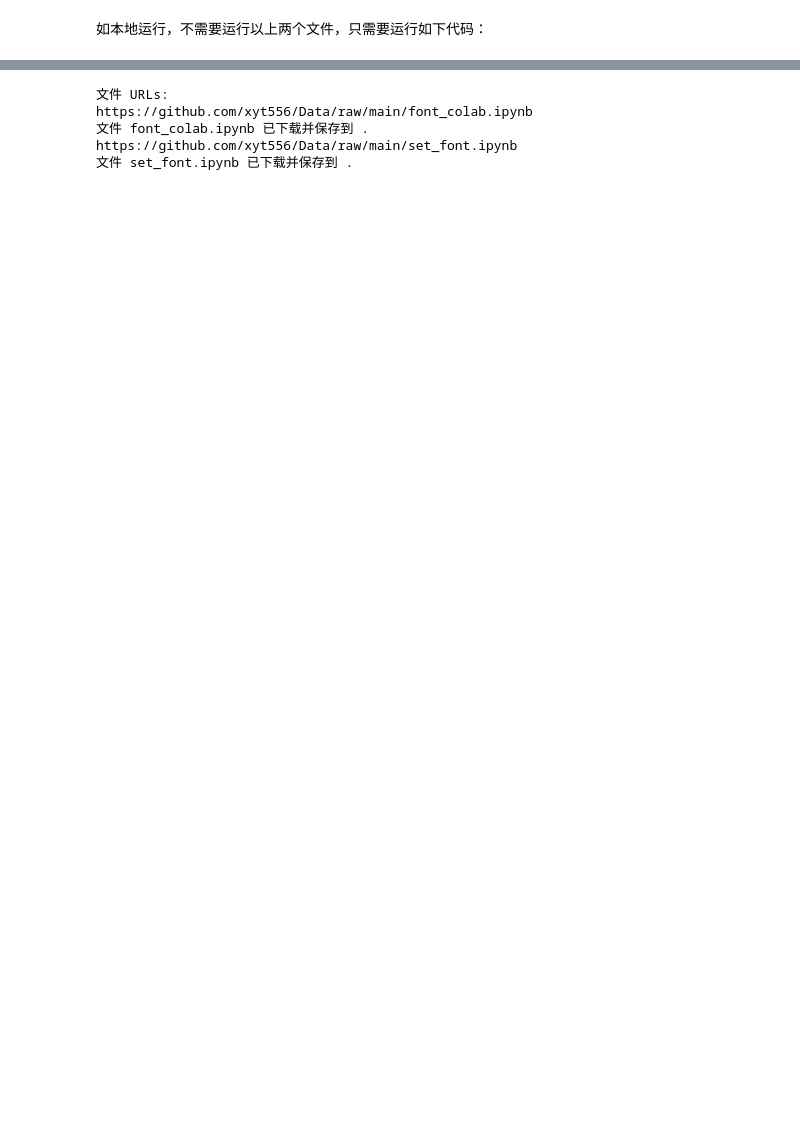
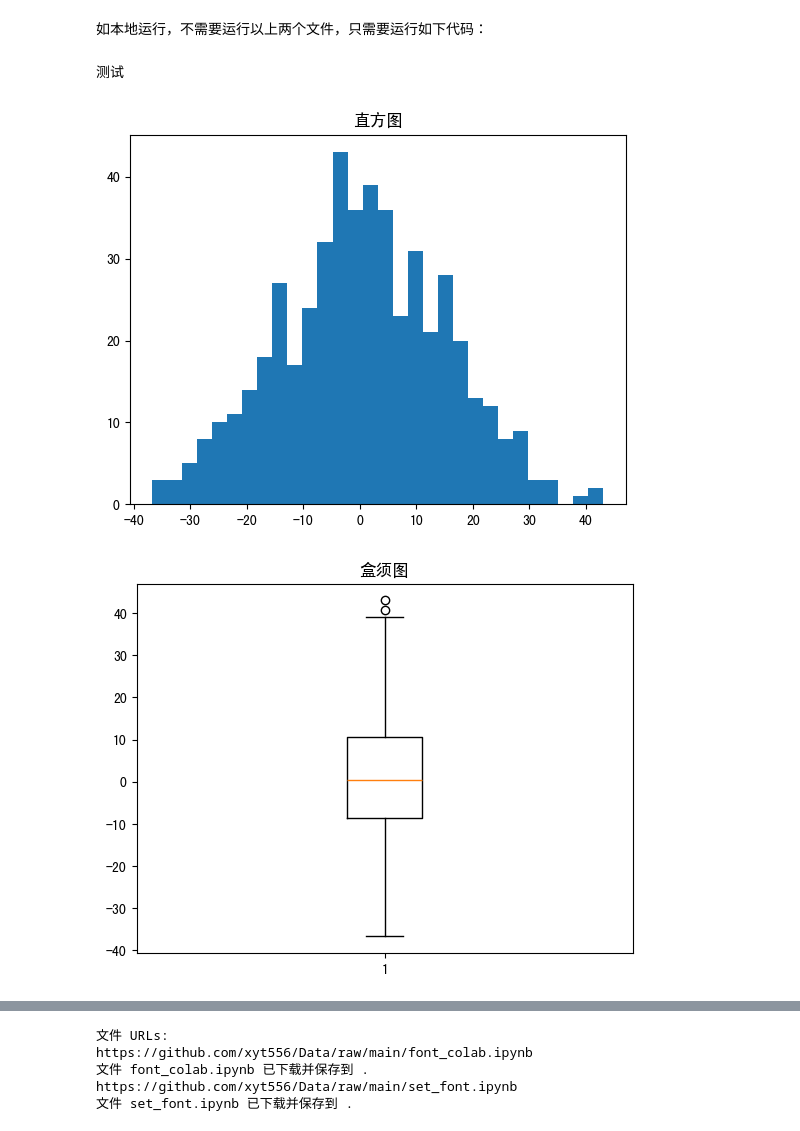
Before and after one commit to xyt556/Data, a Jupyter notebook: 模版.ipynb, the cells around one changed output, grey strips where cells are left out. Cells and saved outputs as stored; diff of their text form; code cells hidden in the pictures; blank space fills up the shorter version.

```diff
--- a/模版.ipynb
+++ b/模版.ipynb
@@ -51,3 +44,34 @@ import matplotlib.pyplot as plt
 import matplotlib as mpl
 mpl.rcParams['font.sans-serif'] = ['SimHei']
 mpl.rcParams['axes.unicode_minus'] = False # 用来正常显示负号
+# %% [markdown]
+测试
+# %%
+import numpy as np
+import matplotlib.pyplot as plt
+import matplotlib as mpl
+
+
+# 生成数据
+t = np.linspace(0, 2 * np.pi, 500)
+y = 100 * np.sin(t)
+noise = np.random.normal(0, 15, 500)
+y = y + noise
+
+# 绘制直方图
+plt.hist(noise, bins=30)
+plt.title('直方图')
+plt.show()
+
+# 绘制盒须图
+plt.boxplot(noise)
+plt.title('盒须图')
+plt.show()
+
+# 绘制散点图
+plt.scatter(t, y)
+plt.title('散点图')
+plt.show()
+# %% [output]
+[figure, added]
+[figure, added]
```
Also changed, not shown: parts of 2 cells of this notebook.
